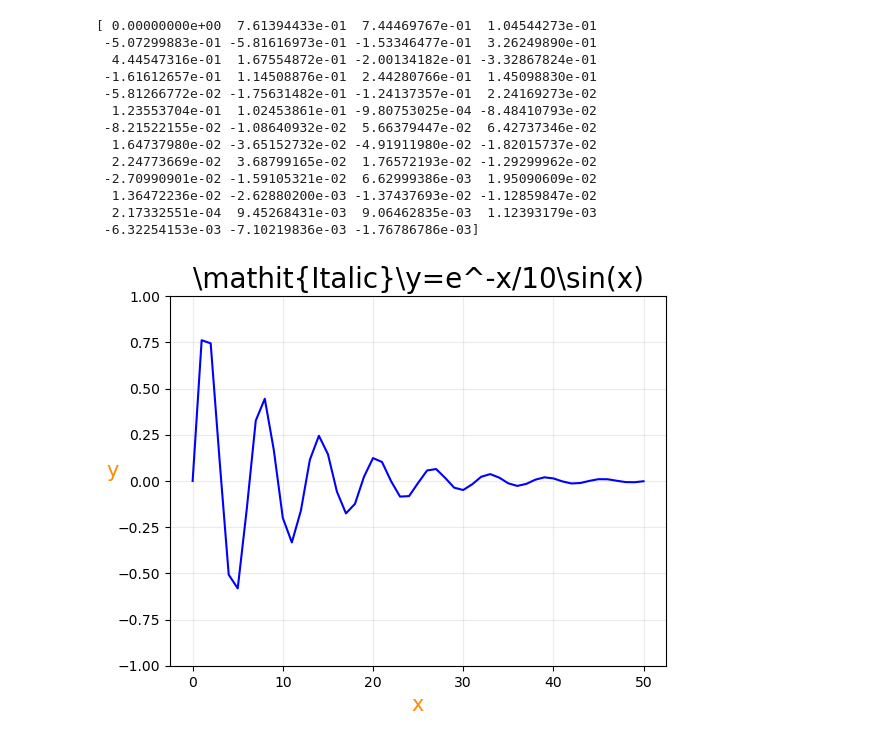
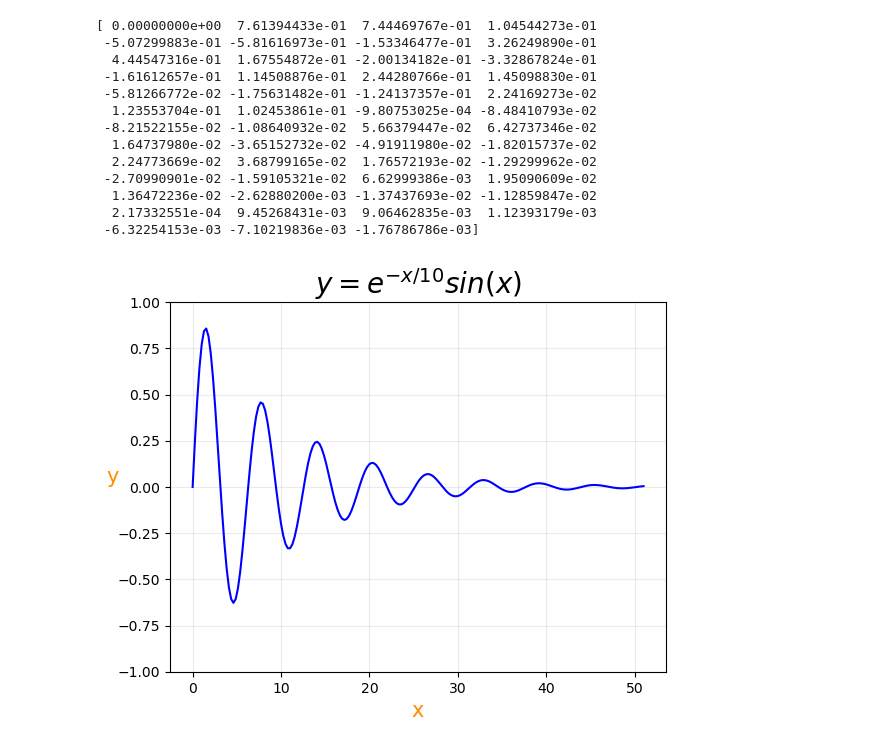
Before and after one commit to SPS-SP2273/learning-portfolio-2024-aug-jeroctopus, a Jupyter notebook: 7.2_plotting__exercises/plotting_(need)_exercises.ipynb, the cells around one changed output. Cells and saved outputs as stored; diff of their text form; code cells hidden in the pictures.

```diff
--- a/7.2_plotting__exercises/plotting_(need)_exercises.ipynb
+++ b/7.2_plotting__exercises/plotting_(need)_exercises.ipynb
@@ -82,14 +52,18 @@ print(y)
   2.17332551e-04  9.45268431e-03  9.06462835e-03  1.12393179e-03
  -6.32254153e-03 -7.10219836e-03 -1.76786786e-03]
 # %%
-x = np.linspace(0, 1, 100)
 x=np.array(range(51))
+x = np.linspace(0,51,200)
+sinx=np.sin(x)
+e=np.e
+x1=e**np.divide(-x,10)
 y=x1*sinx
 plt.plot(x,y,color='blue')
 plt.xlabel('x',fontsize='15',color='darkorange')
 plt.ylabel('y',fontsize='15',color='darkorange',rotation=0)
 plt.ylim([-1,1])
-plt.title('\y=e^-x/10\sin(x)',fontsize='20')
+plt.title('$y=e^{-x/10}sin(x)$',fontsize='20',style='italic')
 plt.grid(alpha=.25)
+plt.show()
 # %% [output]
-[figure, old version]
+[figure, new version]
```
Also changed, not shown: parts of 5 cells of this notebook.
